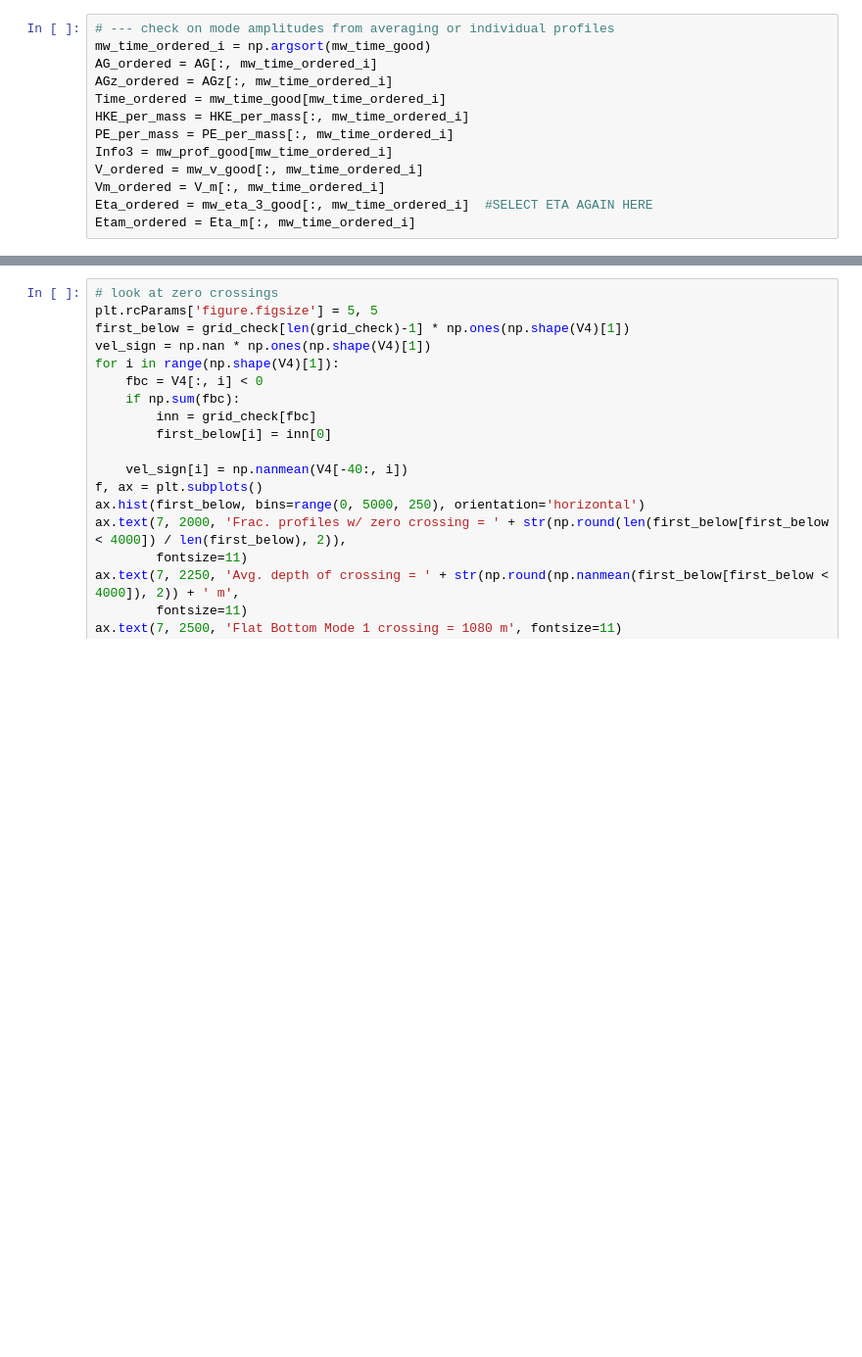
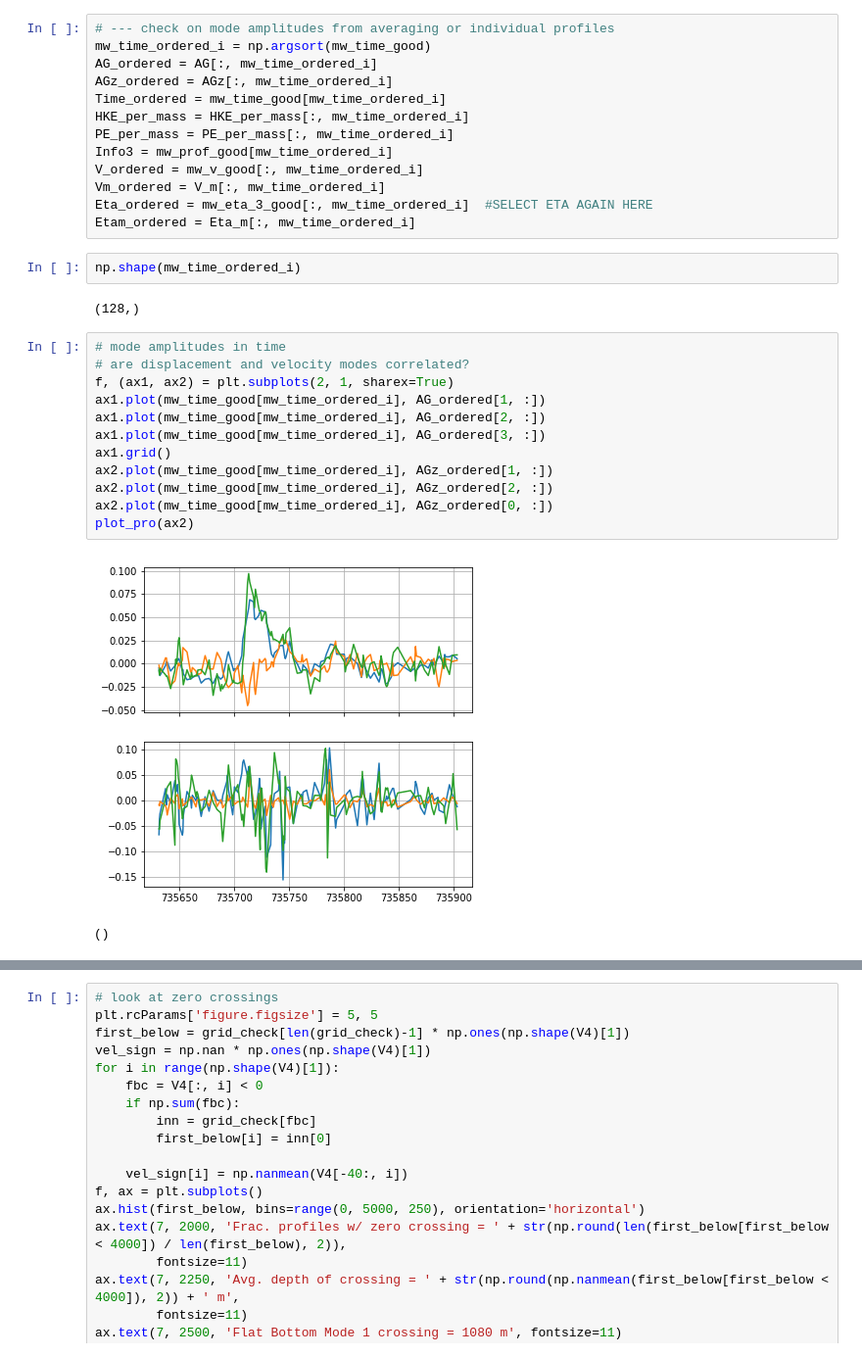
Before and after one commit to jakesteinberg/geostrophic_turbulence, a Jupyter notebook: bats_dg_2015_mode_projections.ipynb, the cells around one changed output, grey strips where cells are left out. Shown at 98% size. Cells and saved outputs as stored; diff of their text form; blank space fills up the shorter version.

```diff
--- a/bats_dg_2015_mode_projections.ipynb
+++ b/bats_dg_2015_mode_projections.ipynb
@@ -617,3 +584,22 @@ V_ordered = mw_v_good[:, mw_time_ordered_i]
 Vm_ordered = V_m[:, mw_time_ordered_i]
 Eta_ordered = mw_eta_3_good[:, mw_time_ordered_i]  #SELECT ETA AGAIN HERE
 Etam_ordered = Eta_m[:, mw_time_ordered_i]
+# %%
+np.shape(mw_time_ordered_i)
+# %% [output]
+(128,)
+# %%
+# mode amplitudes in time
+# are displacement and velocity modes correlated?
+f, (ax1, ax2) = plt.subplots(2, 1, sharex=True)
+ax1.plot(mw_time_good[mw_time_ordered_i], AG_ordered[1, :])
+ax1.plot(mw_time_good[mw_time_ordered_i], AG_ordered[2, :])
+ax1.plot(mw_time_good[mw_time_ordered_i], AG_ordered[3, :])
+ax1.grid()
+ax2.plot(mw_time_good[mw_time_ordered_i], AGz_ordered[1, :])
+ax2.plot(mw_time_good[mw_time_ordered_i], AGz_ordered[2, :])
+ax2.plot(mw_time_good[mw_time_ordered_i], AGz_ordered[0, :])
+plot_pro(ax2)
+# %% [output]
+[figure, added]
+()
```
Also changed, not shown: parts of 10 cells of this notebook, 7 other files.
